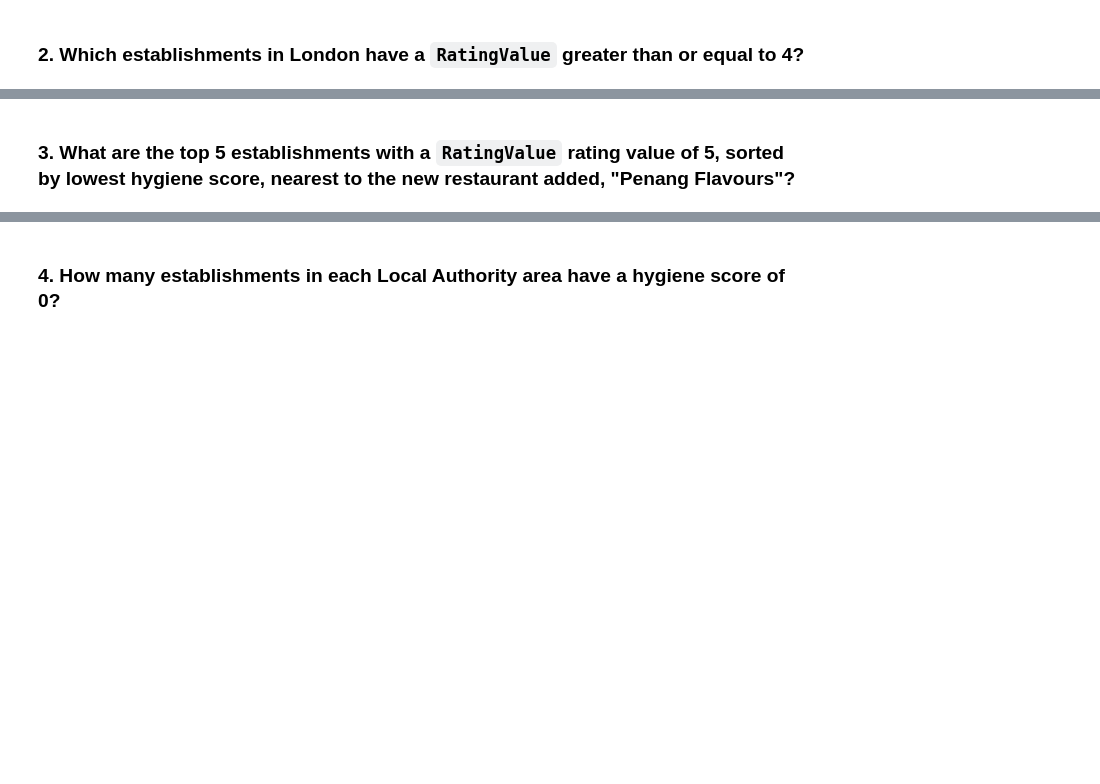
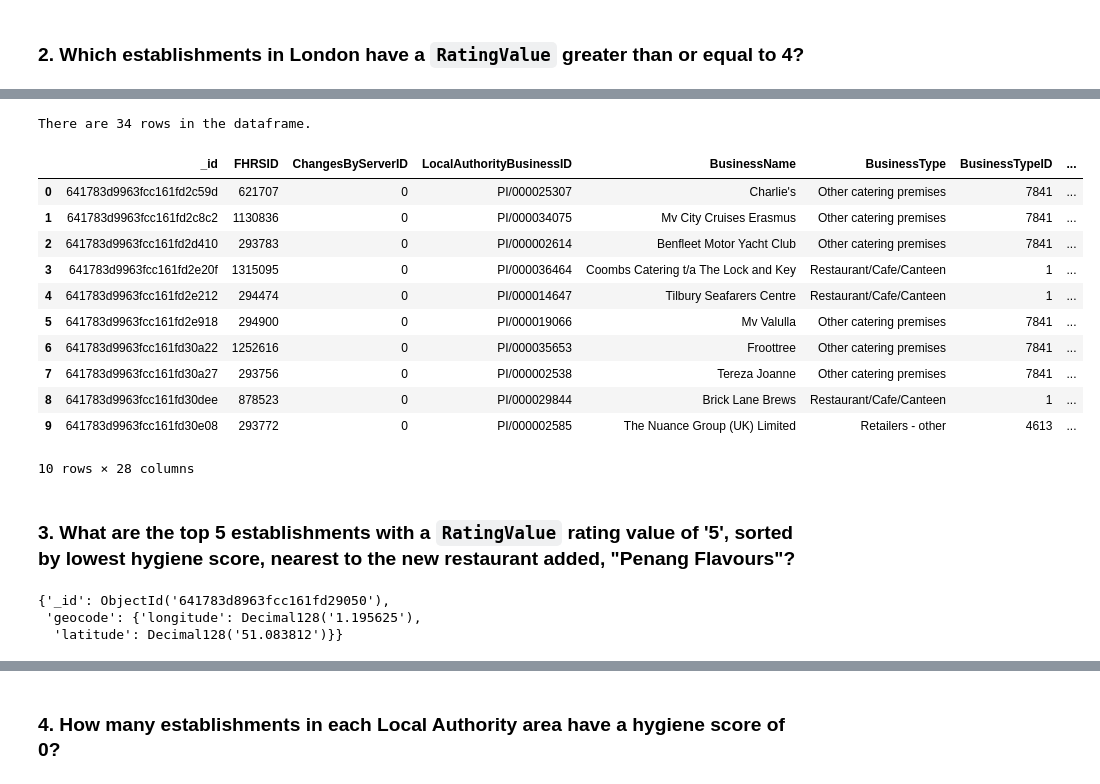
Before and after one commit to Sophiatun/nosql_challange, a Jupyter notebook: NoSQL_analysis_starter.ipynb, the cells around one changed output, grey strips where cells are left out. Drawn from its saved outputs; the diff is of its cells as text; code cells hidden in the pictures; blank space fills up the shorter version.

```diff
--- a/NoSQL_analysis_starter.ipynb
+++ b/NoSQL_analysis_starter.ipynb
@@ -74,8 +106,16 @@ pprint(hygiene_results[0])  # This or
 ### 2. Which establishments in London have a `RatingValue` greater than or equal to 4?
 # %%
 # Find the establishments with London as the Local Authority and has a RatingValue greater than or equal to 4.
-query =
+query = {'LocalAuthorityName': {'$regex' : 'London'} , 'RatingValue': {'$gte' : '4'}}
+
+
 
 # Use count_documents to display the number of documents in the result
 
+rating_value = establishments.count_documents(query)
+print(f'There are {rating_value} restaurants with a rating value greater than or equal to 4.')
+
+
+
 # Display the first document in the results using pprint
+pprint(establishments.find_one(query))
@@ -82,11 +140,39 @@ query =
 # %%
 # Convert the result to a Pandas DataFrame
-
+results = establishments.find(query)
+rating_df = pd.DataFrame(results)
 # Display the number of rows in the DataFrame
 
+number_of_rows = rating_df['_id'].count()
+print(f'There are {number_of_rows} rows in the dataframe.')
+
 # Display the first 10 rows of the DataFrame
+rating_df.head(10)
+# %% [output]
+There are 34 rows in the dataframe.
+|  | _id | FHRSID | ChangesByServerID | LocalAuthorityBusinessID | BusinessName | BusinessType | BusinessTypeID | ... |
+| 0 | 641783d9963fcc161fd2c59d | 621707 | 0 | PI/000025307 | Charlie's | Other catering premises | 7841 | ... |
+| 1 | 641783d9963fcc161fd2c8c2 | 1130836 | 0 | PI/000034075 | Mv City Cruises Erasmus | Other catering premises | 7841 | ... |
+| 2 | 641783d9963fcc161fd2d410 | 293783 | 0 | PI/000002614 | Benfleet Motor Yacht Club | Other catering premises | 7841 | ... |
+| 3 | 641783d9963fcc161fd2e20f | 1315095 | 0 | PI/000036464 | Coombs Catering t/a The Lock and Key | Restaurant/Cafe/Canteen | 1 | ... |
+| 4 | 641783d9963fcc161fd2e212 | 294474 | 0 | PI/000014647 | Tilbury Seafarers Centre | Restaurant/Cafe/Canteen | 1 | ... |
+| 5 | 641783d9963fcc161fd2e918 | 294900 | 0 | PI/000019066 | Mv Valulla | Other catering premises | 7841 | ... |
+| 6 | 641783d9963fcc161fd30a22 | 1252616 | 0 | PI/000035653 | Froottree | Other catering premises | 7841 | ... |
+| 7 | 641783d9963fcc161fd30a27 | 293756 | 0 | PI/000002538 | Tereza Joanne | Other catering premises | 7841 | ... |
+| 8 | 641783d9963fcc161fd30dee | 878523 | 0 | PI/000029844 | Brick Lane Brews | Restaurant/Cafe/Canteen | 1 | ... |
+| 9 | 641783d9963fcc161fd30e08 | 293772 | 0 | PI/000002585 | The Nuance Group (UK) Limited | Retailers - other | 4613 | ... |
+10 rows × 28 columns
 # %% [markdown]
-### 3. What are the top 5 establishments with a `RatingValue` rating value of 5, sorted by lowest hygiene score, nearest to the new restaurant added, "Penang Flavours"?
+### 3. What are the top 5 establishments with a `RatingValue` rating value of '5', sorted by lowest hygiene score, nearest to the new restaurant added, "Penang Flavours"?
+# %%
+# get latitiude an dlongitude for Penang Flavours
+fields = {'geocode': 1}
+
+establishments.find_one({'geocode.latitude': {'$gte' : 5.5}} ,fields)
+# %% [output]
+{'_id': ObjectId('641783d8963fcc161fd29050'),
+ 'geocode': {'longitude': Decimal128('1.195625'),
+  'latitude': Decimal128('51.083812')}}
 # %%
 # Search within 0.01 degree on either side of the latitude and longitude.
 # Rating value must equal 5
```
Also changed, not shown: parts of 11 cells of this notebook.
